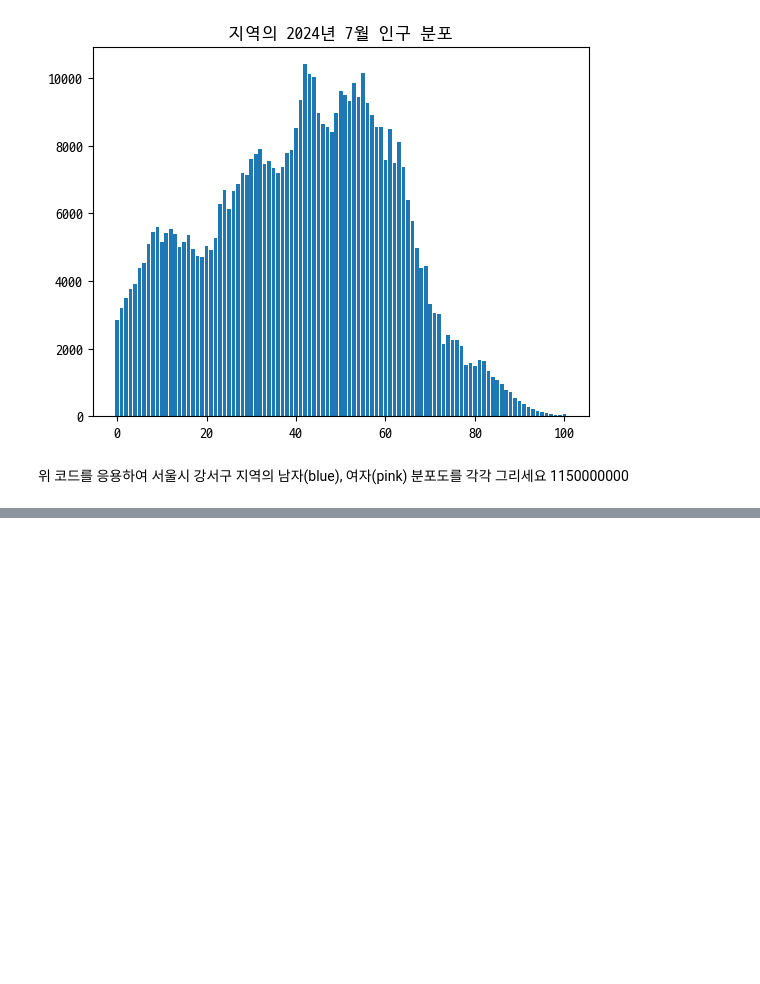
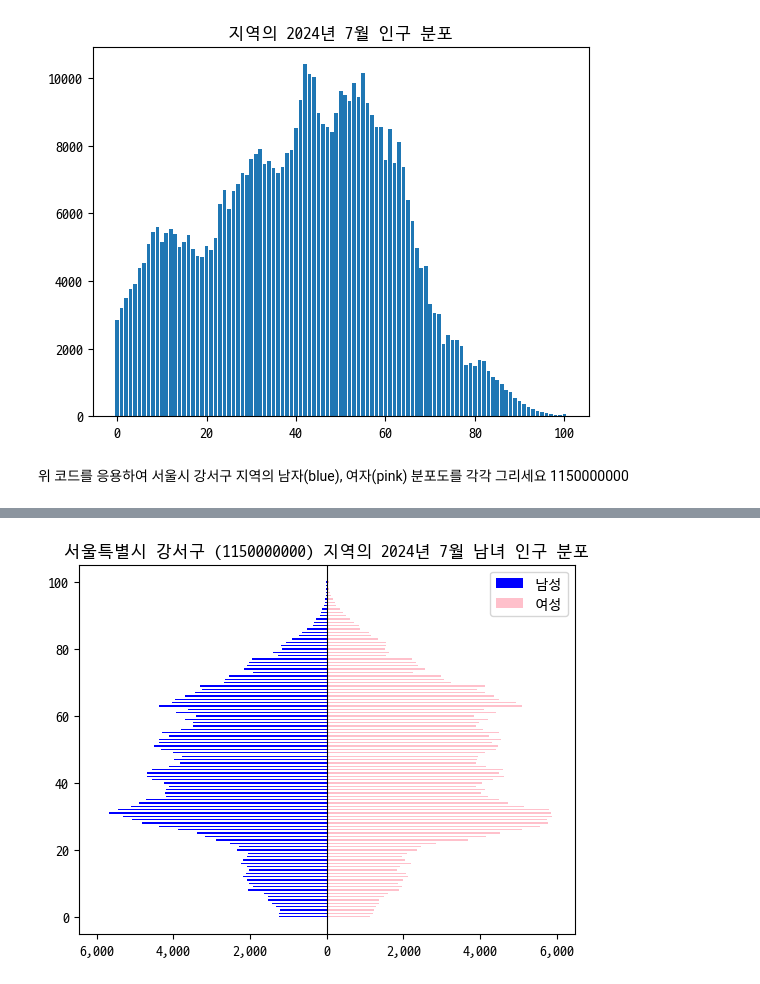
Before and after one commit to pgyseven/Python, a Jupyter notebook: populationEx.ipynb, the cells around one changed output, grey strips where cells are left out. Drawn from its saved outputs; the diff is of its cells as text; code cells hidden in the pictures; blank space fills up the shorter version.

```diff
--- a/populationEx.ipynb
+++ b/populationEx.ipynb
@@ -64,0 +84,58 @@ plt.show()
+# %%
+import csv
+import matplotlib.pyplot as plt
+from matplotlib.ticker import FuncFormatter
+
+# 데이터 파일 열기
+with open('202407_population.csv', 'r', encoding='utf-8') as file:
+    data = csv.reader(file, delimiter=',')
+
+    maleList = []
+    femaleList = []
+    addrName = ''
+
+    # 사용자로부터 지역 코드 입력 받기
+    code = input('조회하시길 원하는 지역의 코드를 입력하세요: ')
+
+    # 데이터에서 해당 지역 코드 찾기
+    for row in data:
+        if code in row[0]:
+            addrName = row[0]
+
+            # 남성과 여성 인구 데이터를 리스트에 저장
+            for i in range(101):
+                maleList.append(int(row[i+106].replace(',', '')))
+                femaleList.append(int(row[i+209].replace(',', '')))
+            break  # 찾은 지역 데이터가 있으면 루프 종료
+
+# 시각화 설정
+plt.rcParams['font.family'] = 'D2Coding'
+plt.title(addrName + " 지역의 2024년 7월 남녀 인구 분포")
+
+# 막대 차트를 각각 남성과 여성 데이터로 생성
+indices = range(101)
+plt.barh(indices, [-m for m in maleList], color='blue', label='남성', align='center', height=0.4)  # 남성 데이터를 음수로 변환
+plt.barh(indices, femaleList, color='pink', label='여성', align='center', height=0.4)  # 여성 데이터는 그대로
+
+# x축의 범위 조정
+max_value = max(max(maleList), max(femaleList))
+plt.xlim(-max_value * 1.1, max_value * 1.1)  # x축의 범위를 양쪽 방향으로 확장
+
+# x축 포맷터 설정 (음수 기호 숨기기)
+def format_func(value, tick_number):
+    if value < 0:
+        return f'{-value:,.0f}'
+    return f'{value:,.0f}'
+
+plt.gca().xaxis.set_major_formatter(FuncFormatter(format_func))
+
+# x=0에 수직선 추가
+plt.axvline(0, color='black', linewidth=0.8)  # x=0에 수직선 추가
+
+# 마이너스 기호 깨짐 방지
+plt.rcParams['axes.unicode_minus'] = False
+
+plt.legend()
+plt.show()
+# %% [output]
+[figure, added]
```
Also changed, not shown: parts of 2 cells of this notebook.
